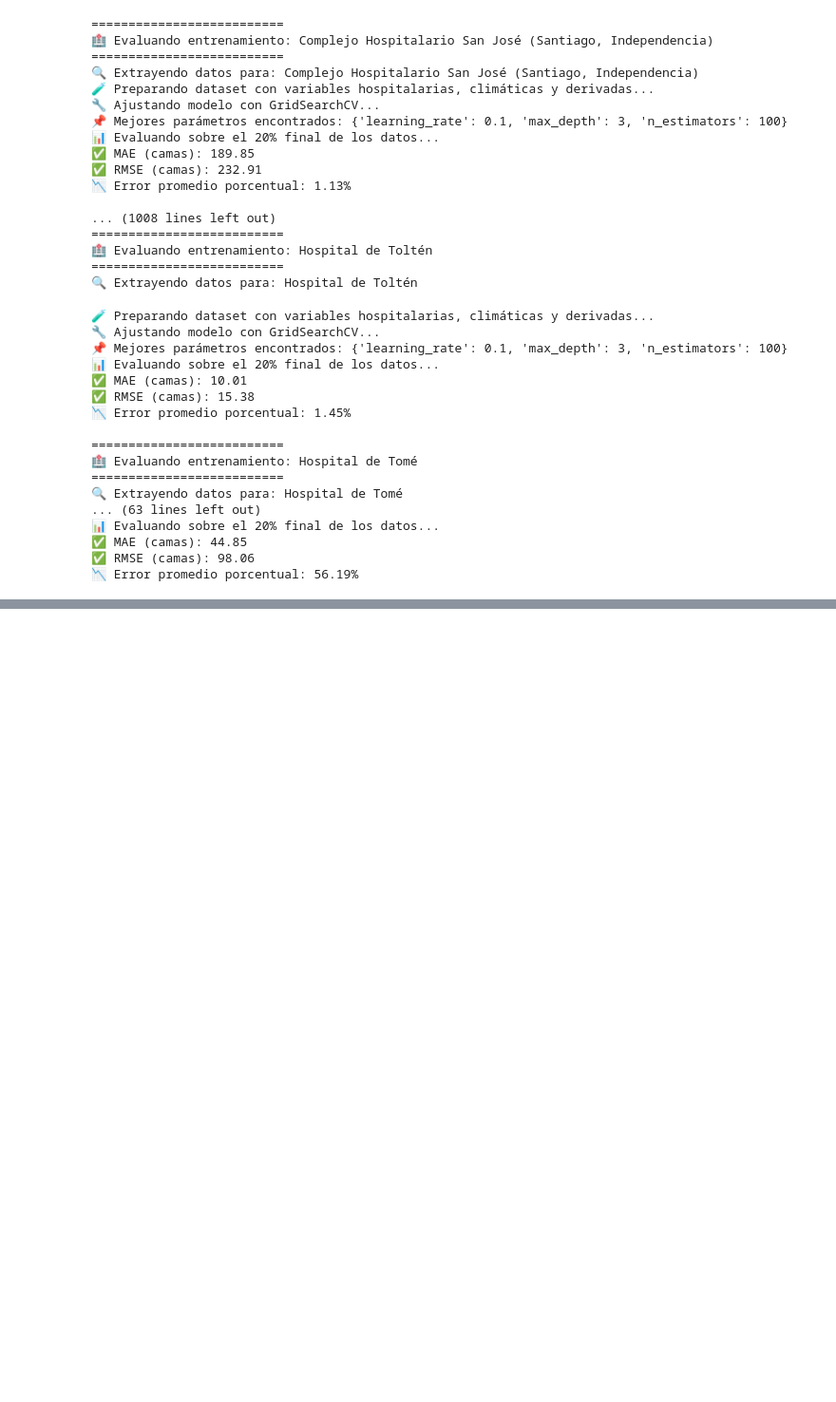
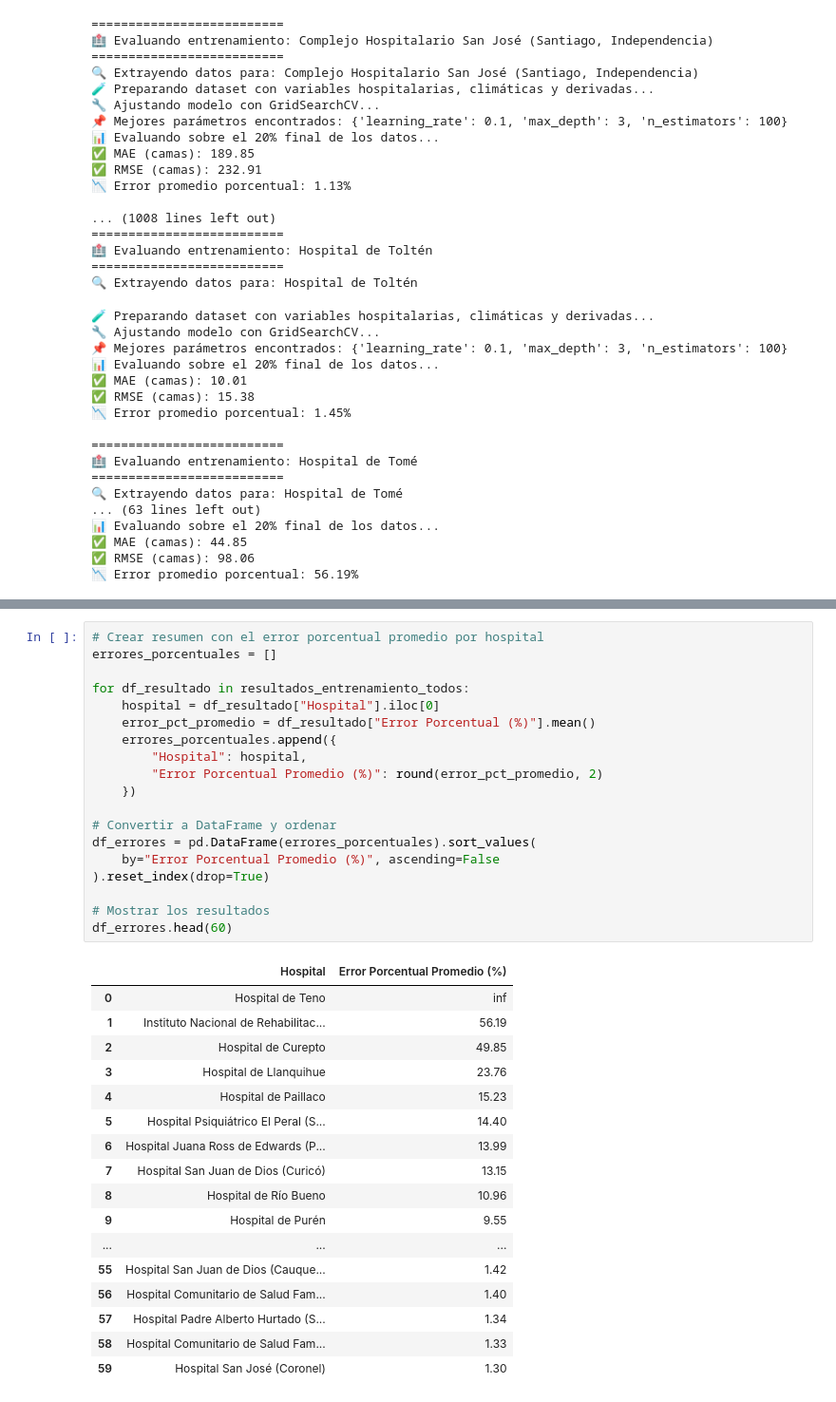
Before and after one commit to camv98/SENDA_Chile, a Jupyter notebook: XGBRegressor-Hospitales.ipynb, the cells around one changed output, grey strips where cells are left out. Shown at 95% size. Cells and saved outputs as stored; diff of their text form; blank space fills up the shorter version.

```diff
--- a/XGBRegressor-Hospitales.ipynb
+++ b/XGBRegressor-Hospitales.ipynb
@@ -881,0 +730,37 @@ df_modelo.head()
+# %%
+# Crear resumen con el error porcentual promedio por hospital
+errores_porcentuales = []
+
+for df_resultado in resultados_entrenamiento_todos:
+    hospital = df_resultado["Hospital"].iloc[0]
+    error_pct_promedio = df_resultado["Error Porcentual (%)"].mean()
+    errores_porcentuales.append({
+        "Hospital": hospital,
+        "Error Porcentual Promedio (%)": round(error_pct_promedio, 2)
+    })
+
+# Convertir a DataFrame y ordenar
+df_errores = pd.DataFrame(errores_porcentuales).sort_values(
+    by="Error Porcentual Promedio (%)", ascending=False
+).reset_index(drop=True)
+
+# Mostrar los resultados
+df_errores.head(60)
+# %% [output]
+|  | Hospital | Error Porcentual Promedio (%) |
+| 0 | Hospital de Teno | inf |
+| 1 | Instituto Nacional de Rehabilitac... | 56.19 |
+| 2 | Hospital de Curepto | 49.85 |
+| 3 | Hospital de Llanquihue | 23.76 |
+| 4 | Hospital de Paillaco | 15.23 |
+| 5 | Hospital Psiquiátrico El Peral (S... | 14.40 |
+| 6 | Hospital Juana Ross de Edwards (P... | 13.99 |
+| 7 | Hospital San Juan de Dios (Curicó) | 13.15 |
+| 8 | Hospital de Río Bueno | 10.96 |
+| 9 | Hospital de Purén | 9.55 |
+| ... | ... | ... |
+| 55 | Hospital San Juan de Dios (Cauque... | 1.42 |
+| 56 | Hospital Comunitario de Salud Fam... | 1.40 |
+| 57 | Hospital Padre Alberto Hurtado (S... | 1.34 |
+| 58 | Hospital Comunitario de Salud Fam... | 1.33 |
+| 59 | Hospital San José (Coronel) | 1.30 |
```
Also changed, not shown: parts of 18 cells of this notebook.
